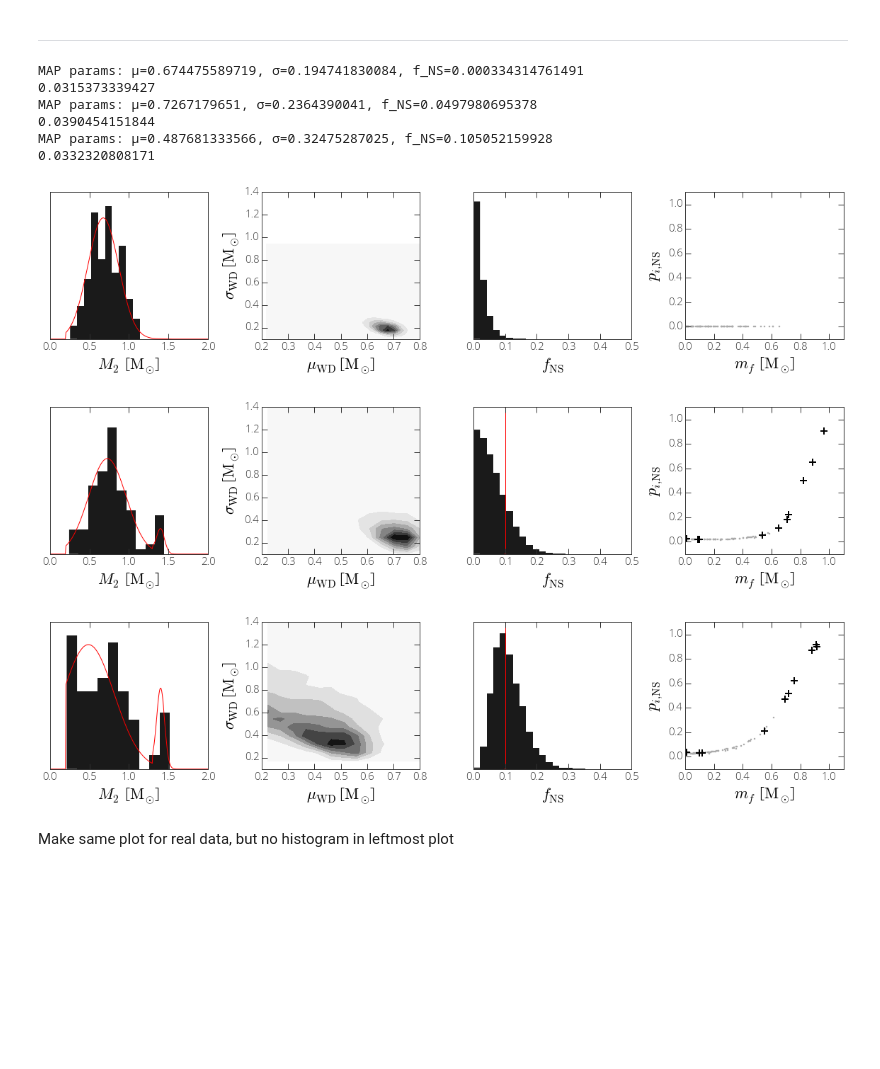
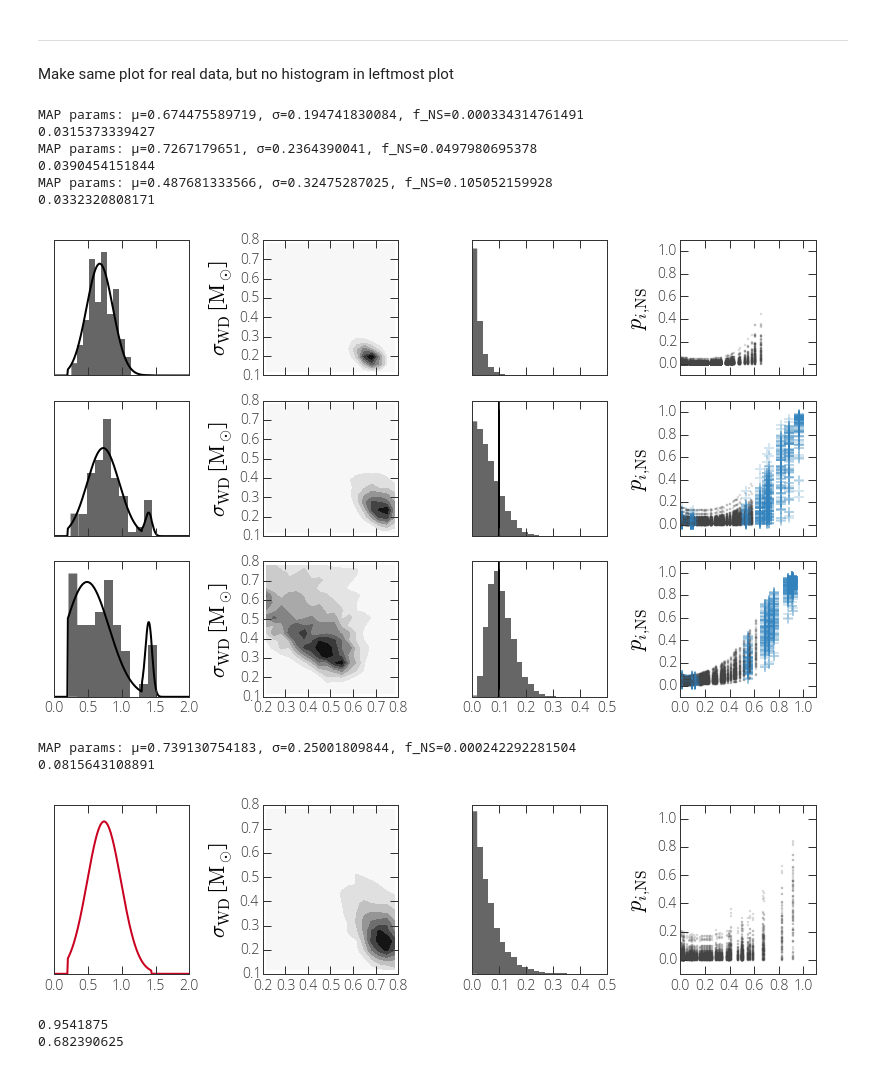
Before and after one commit to adrn/tilt-shift, a Jupyter notebook: notebooks/Paper figures.ipynb, the cells around one changed output. Cells and saved outputs as stored; diff of their text form; code cells hidden in the pictures; blank space fills up the shorter version.

Commit message:
new crazy ass figure

```diff
--- a/notebooks/Paper figures.ipynb
+++ b/notebooks/Paper figures.ipynb
@@ -440,9 +440,9 @@ for i in range(ndim):
 # Real data
 # %%
 datafile = os.path.abspath("../data/ELM_WD.dat")
-names = ["name", "period", "period_err", "K", "K_err", "mf", "mf_err", "M1", "M1_err"]
+names = ["name", "period", "period_err", "K", "K_err", "mf", "mf_err", "m1", "m1_err"]
 elm_WD = np.genfromtxt(datafile, dtype=None, usecols=range(len(names)), names=names)[:-6]
-elm_WD["M1_err"] = 0.02
+elm_WD["m1_err"] = 0.02
 len(elm_WD)
 # %% [output]
 55
@@ -497,7 +497,7 @@ plt.hist(sample_model_mf(0.5, 0.5, (0.2,1.44), f_NS=1., N=10000), normed=True, a
 [figure]
 # %%
 if not os.path.exists("sampler_real_data.pickle"):
-    sampler_real_data = run_inference(mf, m1=elm_WD['M1'], bounds_WD=(0.2,1.44), nburn=500, nsteps=2000)
+    sampler_real_data = run_inference(mf, m1=elm_WD['m1'], bounds_WD=(0.2,1.44), nburn=500, nsteps=2000)
 
     with open("sampler_real_data.pickle","w") as f:
         cPickle.dump(sampler_real_data, f)
@@ -650,15 +594,2 @@ def make_money_figure(data, sampler, pars=None):
-# %%
-for test_name in test_params.keys():
-    fig = make_money_figure(test_data[test_name], samplers[test_name], pars=test_params[test_name])
-# %% [output]
-MAP params: μ=0.674475589719, σ=0.194741830084, f_NS=0.000334314761491
-0.0315373339427
-MAP params: μ=0.7267179651, σ=0.2364390041, f_NS=0.0497980695378
-0.0390454151844
-MAP params: μ=0.487681333566, σ=0.32475287025, f_NS=0.105052159928
-0.0332320808171
-[figure, removed]
-[figure, removed]
-[figure, removed]
 # %% [markdown]
 Make same plot for real data, but no histogram in leftmost plot
@@ -664,0 +662,42 @@ Make same plot for real data, but no histogram in leftmost plot
+# %%
+fig,all_axes = plt.subplots(3,4,figsize=(11,7),sharex='col')
+for i,test_name in enumerate(test_data.keys()):
+    axes = all_axes[i]
+    data = test_data[test_name]
+    sampler = samplers[test_name]
+    pars = test_params[test_name]
+
+    four_panel(axes, data, sampler)
+    axes[0].hist(data['true_m2'], normed=True, color="#666666")
+    # axes[2].axvline(pars['f_NS'], color='#31a354', linewidth=2.)
+    axes[2].axvline(pars['f_NS'], color='k', linewidth=2.)
+
+fig.tight_layout()
+fig.savefig("../documents/letter/many-panel.pdf")
+# %% [output]
+MAP params: μ=0.674475589719, σ=0.194741830084, f_NS=0.000334314761491
+0.0315373339427
+MAP params: μ=0.7267179651, σ=0.2364390041, f_NS=0.0497980695378
+0.0390454151844
+MAP params: μ=0.487681333566, σ=0.32475287025, f_NS=0.105052159928
+0.0332320808171
+[figure, added]
+# %%
+fig,axes = plt.subplots(1,4,figsize=(11,3))
+data = elm_WD
+sampler = sampler_real_data
+
+four_panel(axes, data, sampler)
+fig.tight_layout()
+fig.savefig("../documents/letter/real-data.pdf")
+# %% [output]
+MAP params: μ=0.739130754183, σ=0.25001809844, f_NS=0.000242292281504
+0.0815643108891
+[figure, added]
+# %%
+real_f_NS = sampler.flatchain[:,2]
+print sum(real_f_NS < 0.1725) / len(real_f_NS)
+print sum(real_f_NS < 0.069) / len(real_f_NS)
+# %% [output]
+0.9541875
+0.682390625
```
Also changed, not shown: parts of 4 cells of this notebook.
